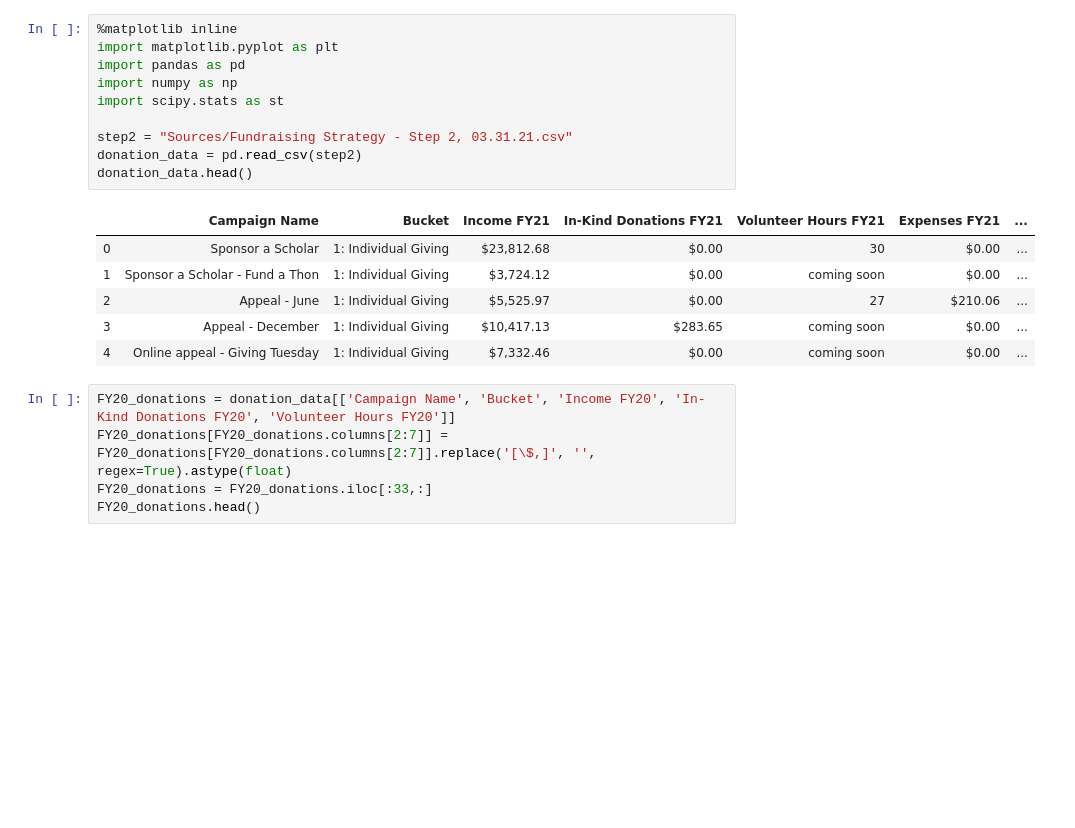
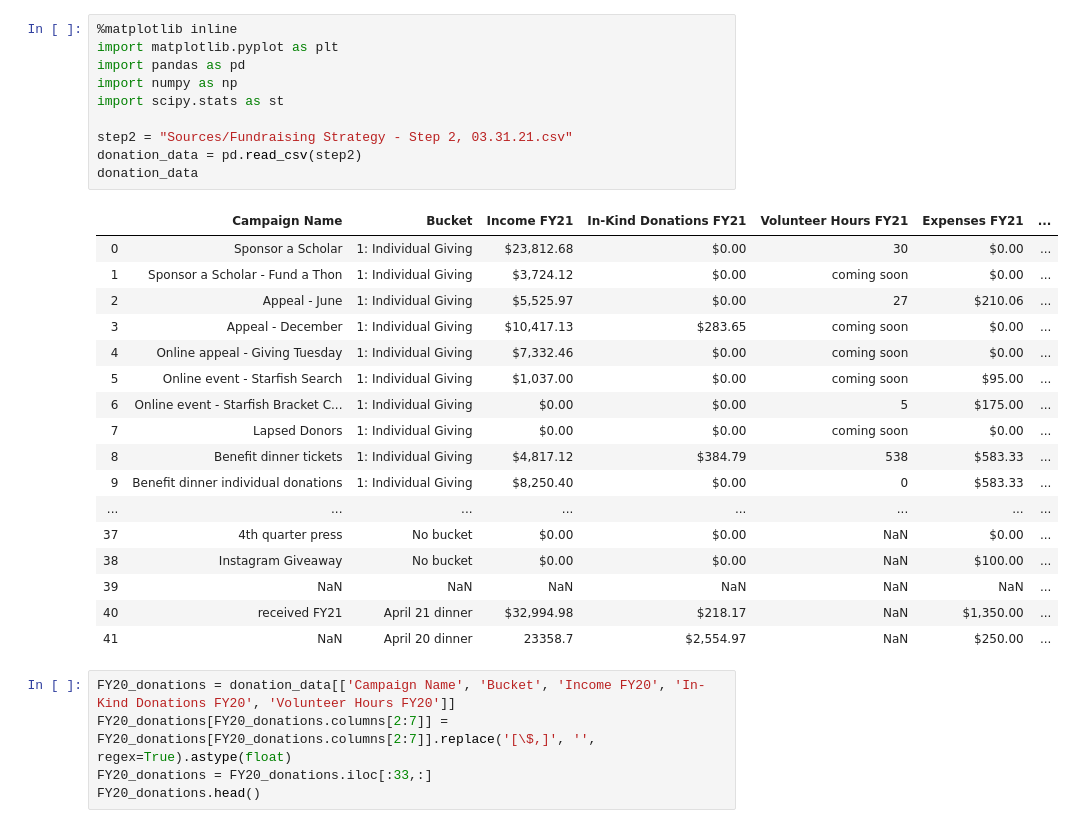
Before and after one commit to patelpurvip/Board-Fundraising-Analysis, a Jupyter notebook: FY20-FY21-Donations.ipynb, the cells around one changed output. Saved outputs shown, nothing was run; the diff lists cells and outputs as text; blank space fills up the shorter version.

```diff
--- a/FY20-FY21-Donations.ipynb
+++ b/FY20-FY21-Donations.ipynb
@@ -1,20 +1,31 @@
 # %%
 %matplotlib inline
 import matplotlib.pyplot as plt
 import pandas as pd
 import numpy as np
 import scipy.stats as st
 
 step2 = "Sources/Fundraising Strategy - Step 2, 03.31.21.csv"
 donation_data = pd.read_csv(step2)
-donation_data.head()
+donation_data
 # %% [output]
 |  | Campaign Name | Bucket | Income FY21 | In-Kind Donations FY21 | Volunteer Hours FY21 | Expenses FY21 | ... |
 | 0 | Sponsor a Scholar | 1: Individual Giving | $23,812.68 | $0.00 | 30 | $0.00 | ... |
 | 1 | Sponsor a Scholar - Fund a Thon | 1: Individual Giving | $3,724.12 | $0.00 | coming soon | $0.00 | ... |
 | 2 | Appeal - June | 1: Individual Giving | $5,525.97 | $0.00 | 27 | $210.06 | ... |
 | 3 | Appeal - December | 1: Individual Giving | $10,417.13 | $283.65 | coming soon | $0.00 | ... |
 | 4 | Online appeal - Giving Tuesday | 1: Individual Giving | $7,332.46 | $0.00 | coming soon | $0.00 | ... |
+| 5 | Online event - Starfish Search | 1: Individual Giving | $1,037.00 | $0.00 | coming soon | $95.00 | ... |
+| 6 | Online event - Starfish Bracket C... | 1: Individual Giving | $0.00 | $0.00 | 5 | $175.00 | ... |
+| 7 | Lapsed Donors | 1: Individual Giving | $0.00 | $0.00 | coming soon | $0.00 | ... |
+| 8 | Benefit dinner tickets | 1: Individual Giving | $4,817.12 | $384.79 | 538 | $583.33 | ... |
+| 9 | Benefit dinner individual donations | 1: Individual Giving | $8,250.40 | $0.00 | 0 | $583.33 | ... |
+| ... | ... | ... | ... | ... | ... | ... | ... |
+| 37 | 4th quarter press | No bucket | $0.00 | $0.00 | NaN | $0.00 | ... |
+| 38 | Instagram Giveaway | No bucket | $0.00 | $0.00 | NaN | $100.00 | ... |
+| 39 | NaN | NaN | NaN | NaN | NaN | NaN | ... |
+| 40 | received FY21 | April 21 dinner | $32,994.98 | $218.17 | NaN | $1,350.00 | ... |
+| 41 | NaN | April 20 dinner | 23358.7 | $2,554.97 | NaN | $250.00 | ... |
 # %%
 FY20_donations = donation_data[['Campaign Name', 'Bucket', 'Income FY20', 'In-Kind Donations FY20', 'Volunteer Hours FY20']]
 FY20_donations[FY20_donations.columns[2:7]] = FY20_donations[FY20_donations.columns[2:7]].replace('[\$,]', '', regex=True).astype(float)
```
Also changed, not shown: parts of 2 cells of this notebook, 3 other files.
